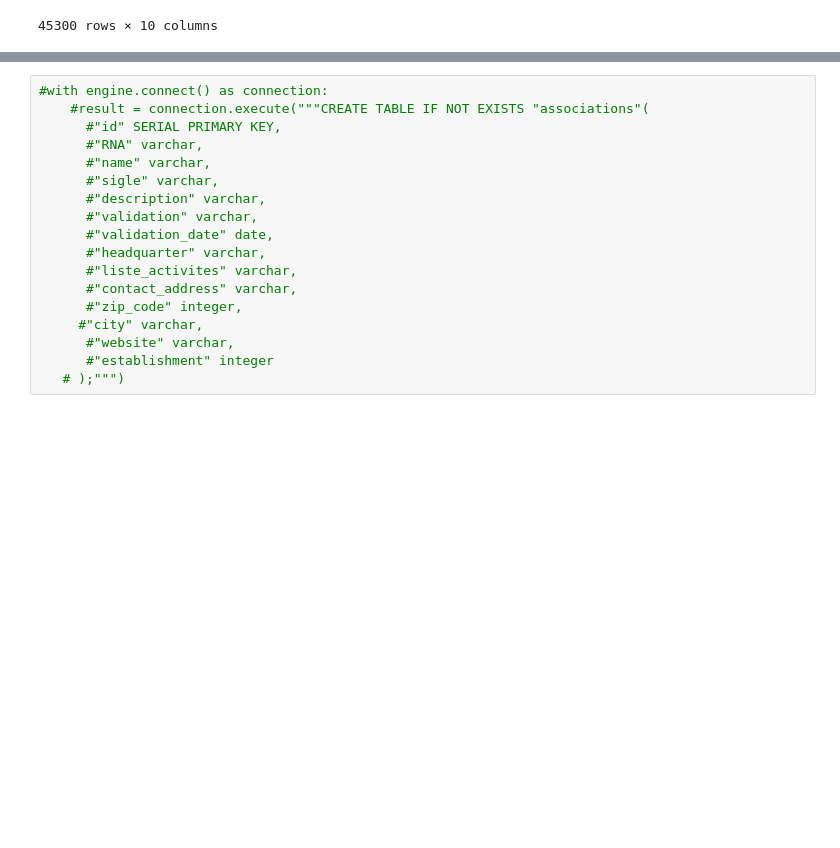
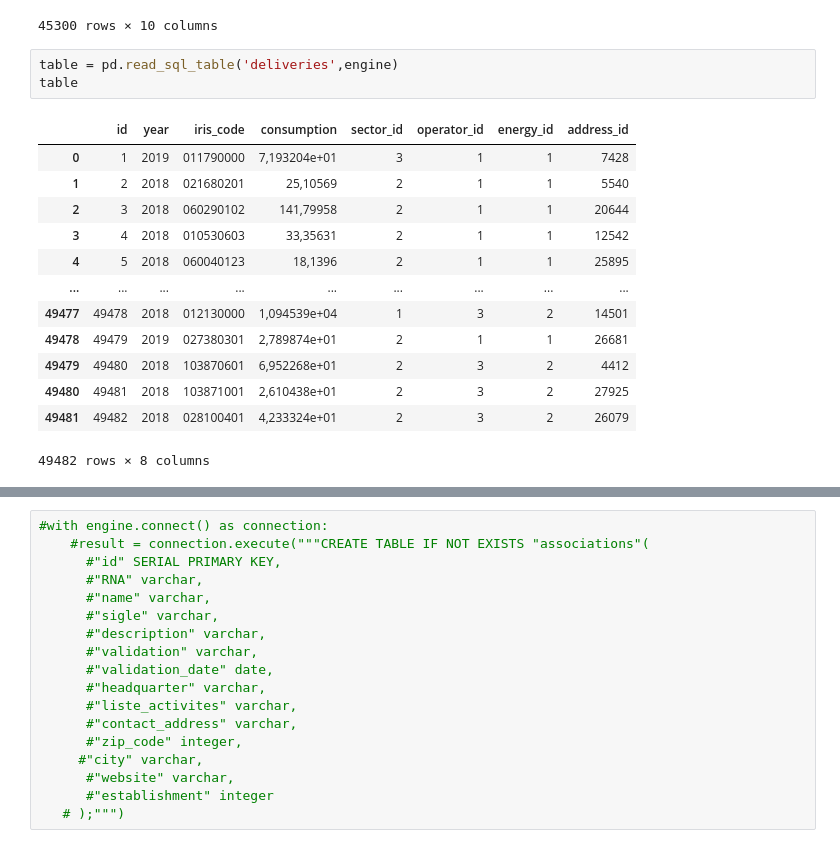
Before and after one commit to myg-af/energies_final, a Jupyter notebook: jupyter_project.ipynb, the cells around one changed output, grey strips where cells are left out. Drawn from its saved outputs; the diff is of its cells as text; blank space fills up the shorter version.

```diff
--- a/jupyter_project.ipynb
+++ b/jupyter_project.ipynb
@@ -362,3 +362,20 @@ sql_table
 | 45298 | 45299 | GRDF | 2018 | G | 130010401 | 297 AVENUE RENE CASSIN | AIX-EN-PROVENCE | T | 4,012382e+02 | 1 |
 | 45299 | 45300 | GRDF | 2018 | G | 130010401 | 402 TRAVERSE SAINT PIERRE | AIX-EN-PROVENCE | T | 2,117336e+02 | 1 |
 45300 rows × 10 columns
+# %%
+table = pd.read_sql_table('deliveries',engine)
+table
+# %% [output]
+|  | id | year | iris_code | consumption | sector_id | operator_id | energy_id | address_id |
+| 0 | 1 | 2019 | 011790000 | 7,193204e+01 | 3 | 1 | 1 | 7428 |
+| 1 | 2 | 2018 | 021680201 | 25,10569 | 2 | 1 | 1 | 5540 |
+| 2 | 3 | 2018 | 060290102 | 141,79958 | 2 | 1 | 1 | 20644 |
+| 3 | 4 | 2018 | 010530603 | 33,35631 | 2 | 1 | 1 | 12542 |
+| 4 | 5 | 2018 | 060040123 | 18,1396 | 2 | 1 | 1 | 25895 |
+| ... | ... | ... | ... | ... | ... | ... | ... | ... |
+| 49477 | 49478 | 2018 | 012130000 | 1,094539e+04 | 1 | 3 | 2 | 14501 |
+| 49478 | 49479 | 2019 | 027380301 | 2,789874e+01 | 2 | 1 | 1 | 26681 |
+| 49479 | 49480 | 2018 | 103870601 | 6,952268e+01 | 2 | 3 | 2 | 4412 |
+| 49480 | 49481 | 2018 | 103871001 | 2,610438e+01 | 2 | 3 | 2 | 27925 |
+| 49481 | 49482 | 2018 | 028100401 | 4,233324e+01 | 2 | 3 | 2 | 26079 |
+49482 rows × 8 columns
```
Also changed, not shown: parts of 1 cell of this notebook, 1 other file.
